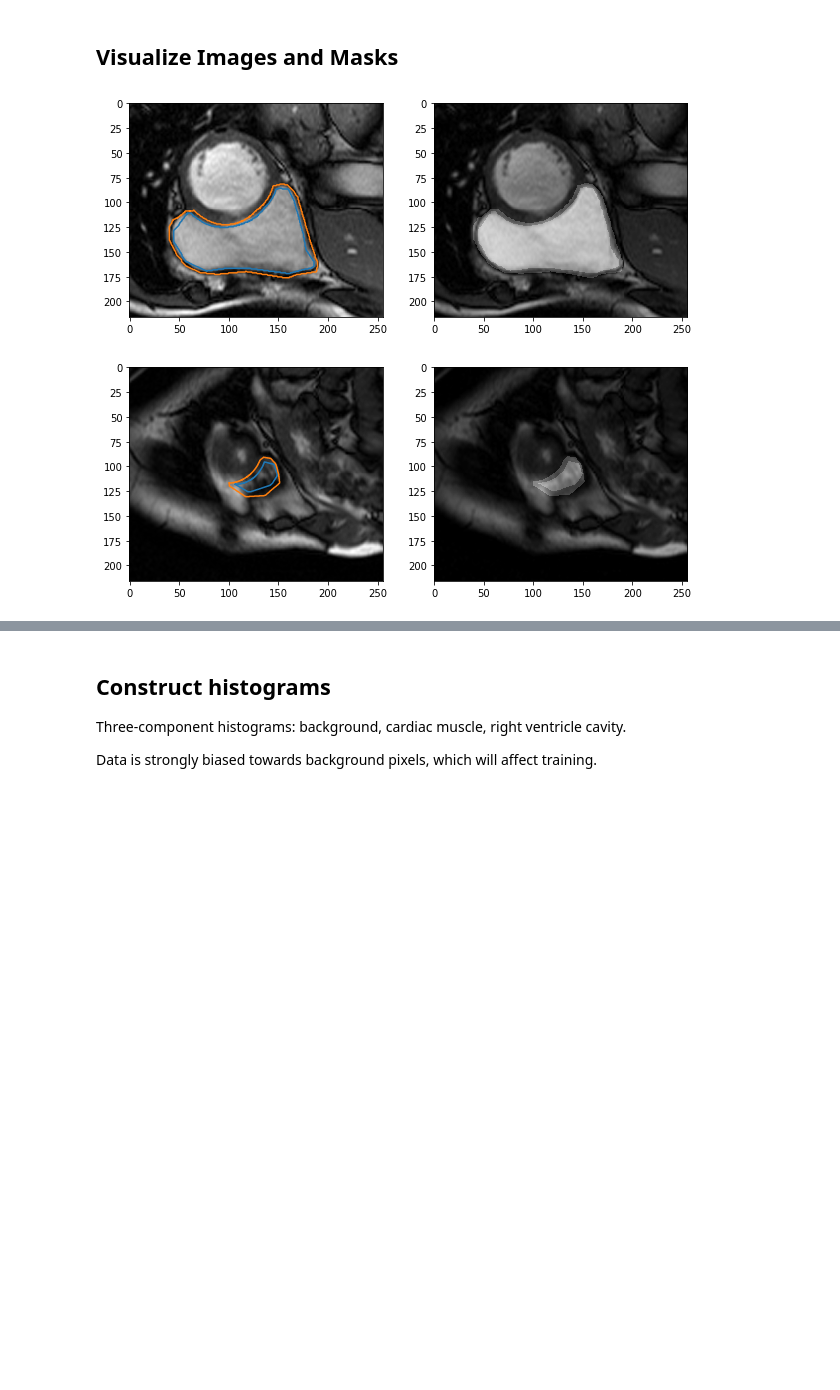
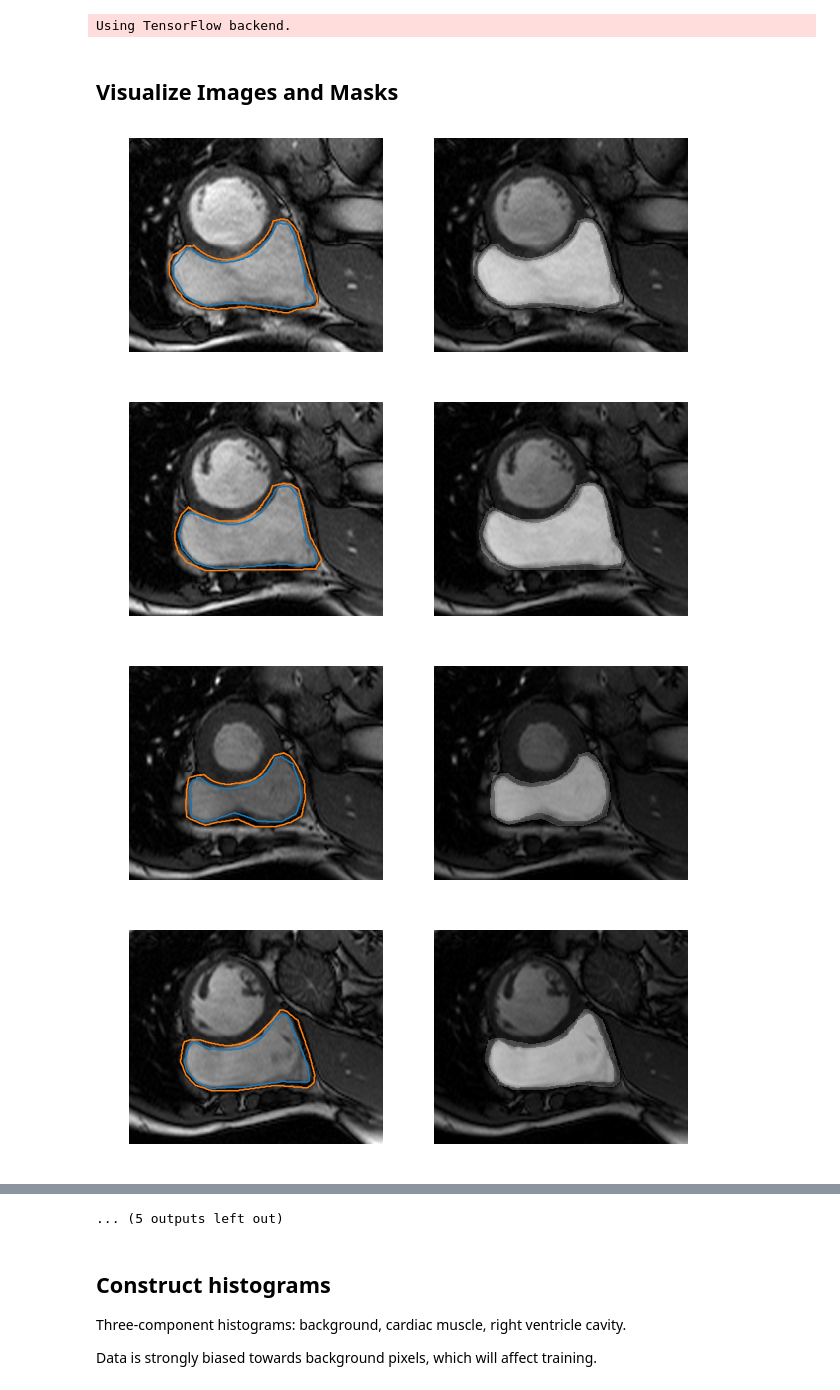
Before and after one commit to chuckyee/cardiac-segmentation, a Jupyter notebook: notebooks/Data Exploration.ipynb, the cells around one changed output, grey strips where cells are left out. Drawn from its saved outputs; the diff is of its cells as text; code cells hidden in the pictures; blank space fills up the shorter version.

```diff
--- a/notebooks/Data Exploration.ipynb
+++ b/notebooks/Data Exploration.ipynb
@@ -9,24 +9,30 @@ from rvseg import patient
 
 %matplotlib inline
 
-basedir = "/home/paperspace/Developer/datasets/RVSC/TrainingSet"
+basedir = "/home/paperspace/Developer/datasets/rvsc/TrainingSet"
+# %% [output]
+Using TensorFlow backend.
 # %% [markdown]
 ## Visualize Images and Masks
 # %%
 datadir = os.path.join(basedir, "patient09")
 p = patient.PatientData(datadir)
 
 alpha = 0.2
-for index in [0, -1]:
+for index in range(len(p.images)):
     plt.figure(figsize=(10,5))
     plt.subplot(1, 2, 1)
+    plt.axis("off")
     plt.imshow(p.images[index], cmap=plt.cm.gray)
     plt.plot(*p.endocardium_contours[index])
     plt.plot(*p.epicardium_contours[index])
     plt.subplot(1, 2, 2)
+    plt.axis("off")
     plt.imshow(p.images[index], cmap=plt.cm.gray)
     plt.imshow(p.endocardium_masks[index], cmap=plt.cm.gray, alpha=alpha)
     plt.imshow(p.epicardium_masks[index], cmap=plt.cm.gray, alpha=alpha)
 # %% [output]
-[figure, old version]
+[figure, new version]
-[figure, old version]
+[figure, new version]
+[figure, added]
+[figure, added]
@@ -33,3 +47,4 @@ for index in [0, -1]:
+... (5 outputs left out)
 # %% [markdown]
 ## Construct histograms
 
```
Also changed, not shown: parts of 4 cells of this notebook.
